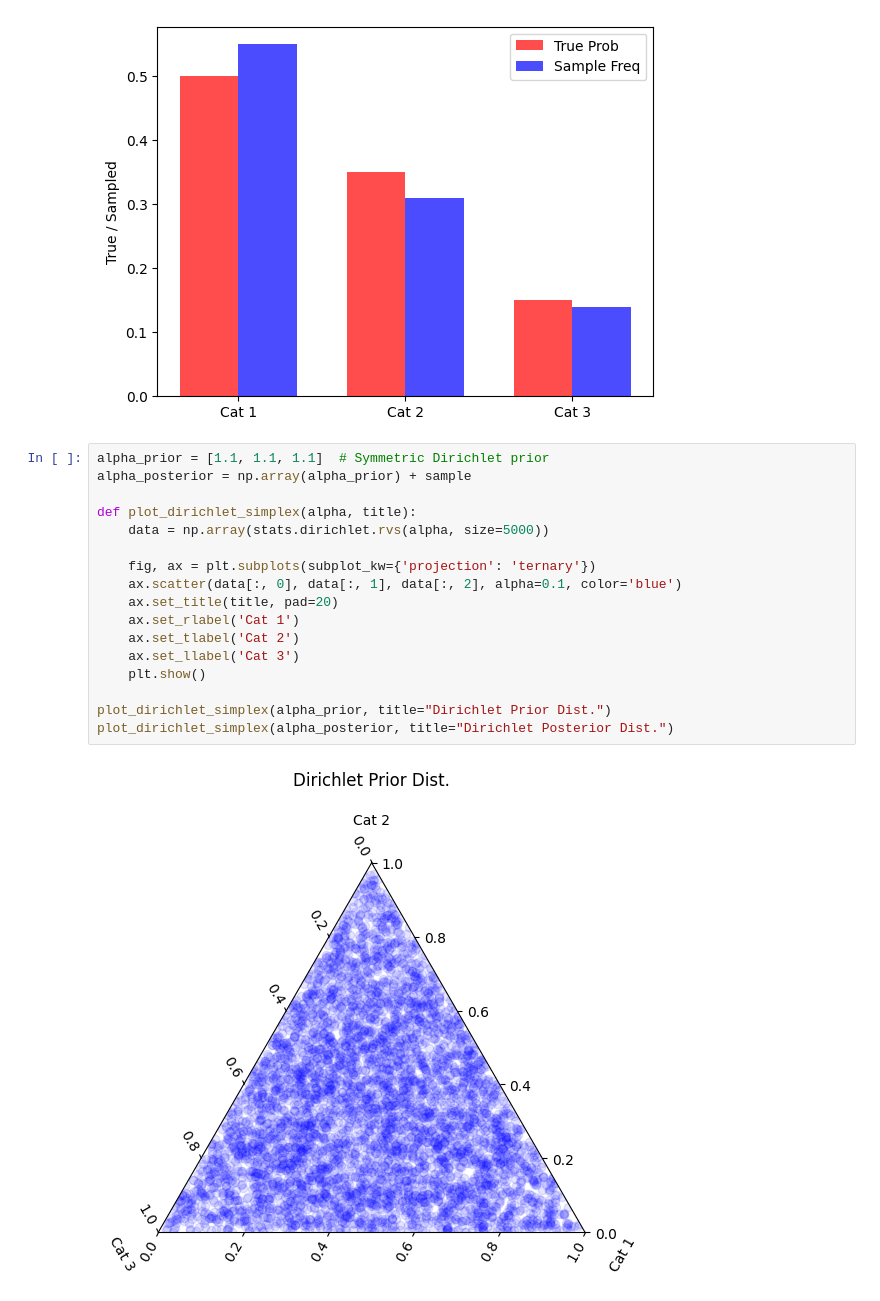
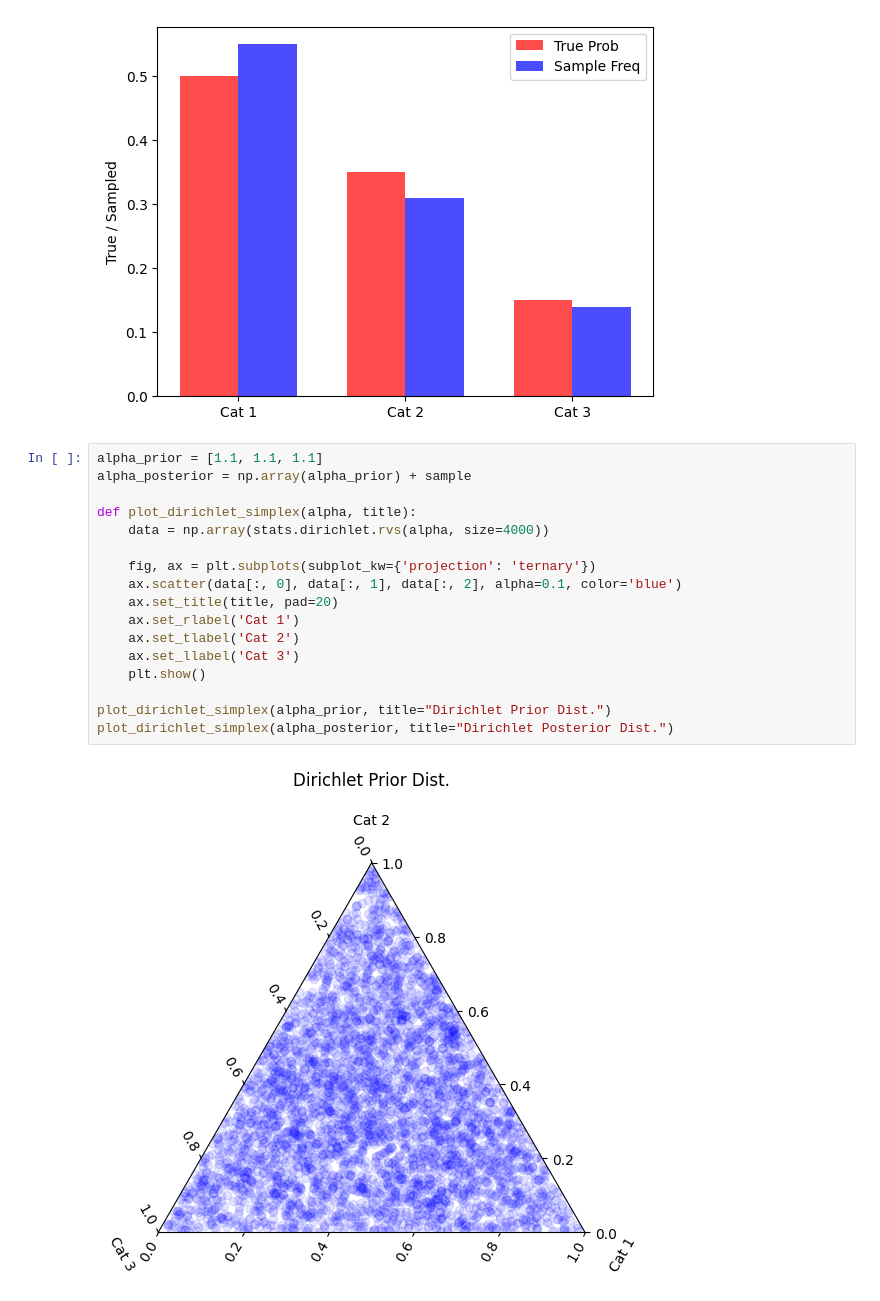
Before and after one commit to imSebin/Bayesian-Statistics-101, a Jupyter notebook: STA365HW1.ipynb, the cells around one changed output. Saved outputs shown, nothing was run; the diff lists cells and outputs as text.

```diff
--- a/STA365HW1.ipynb
+++ b/STA365HW1.ipynb
@@ -71,21 +71,21 @@ plt.show()
 # %% [output]
 [figure]
 # %%
-alpha_prior = [1.1, 1.1, 1.1]  # Symmetric Dirichlet prior
+alpha_prior = [1.1, 1.1, 1.1]
 alpha_posterior = np.array(alpha_prior) + sample
 
 def plot_dirichlet_simplex(alpha, title):
-    data = np.array(stats.dirichlet.rvs(alpha, size=5000))
+    data = np.array(stats.dirichlet.rvs(alpha, size=4000))
 
     fig, ax = plt.subplots(subplot_kw={'projection': 'ternary'})
     ax.scatter(data[:, 0], data[:, 1], data[:, 2], alpha=0.1, color='blue')
     ax.set_title(title, pad=20)
     ax.set_rlabel('Cat 1')
     ax.set_tlabel('Cat 2')
     ax.set_llabel('Cat 3')
     plt.show()
 
 plot_dirichlet_simplex(alpha_prior, title="Dirichlet Prior Dist.")
 plot_dirichlet_simplex(alpha_posterior, title="Dirichlet Posterior Dist.")
 # %% [output]
-[figure, old version]
+[figure, new version]
```
Also changed, not shown: parts of 1 cell of this notebook.
